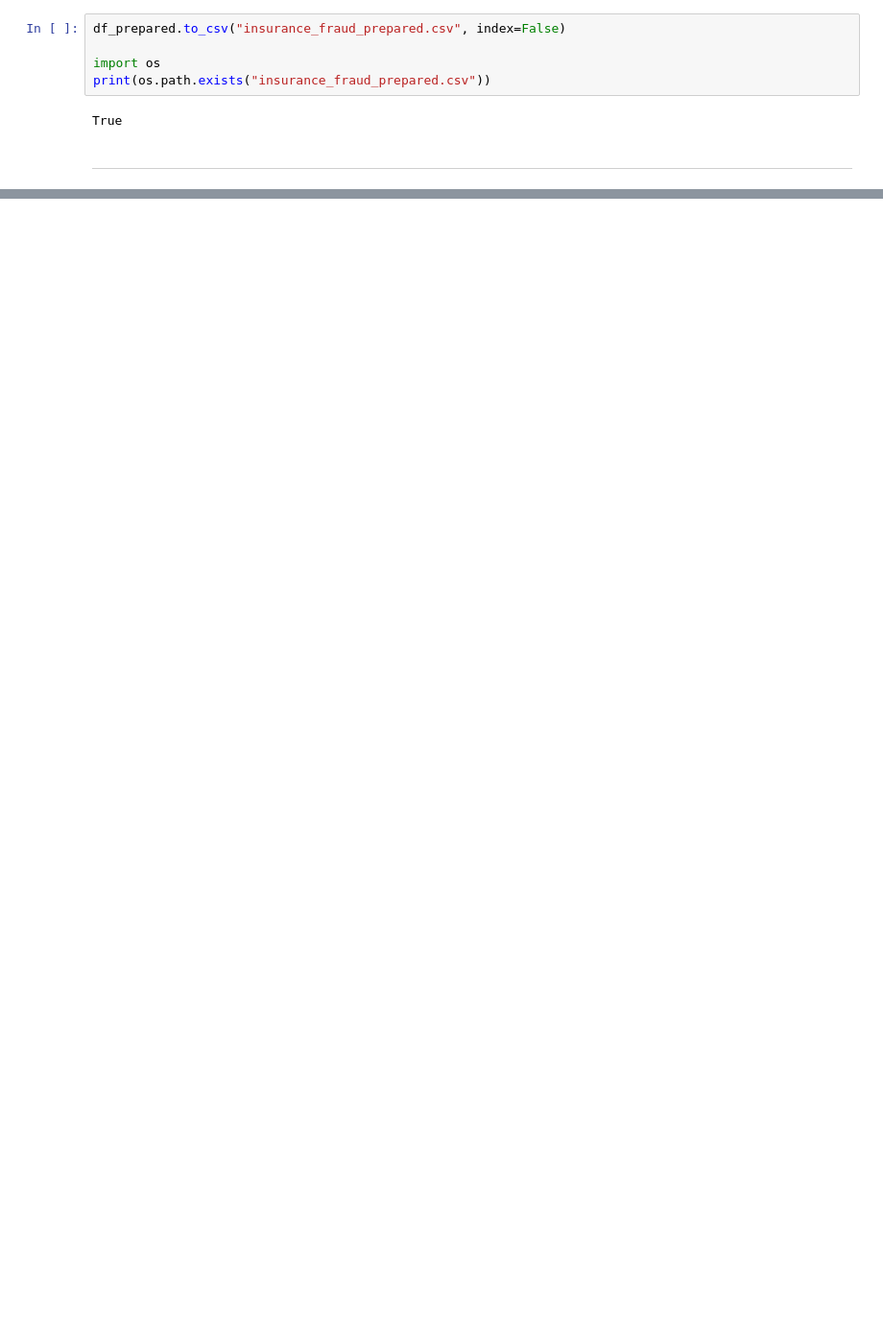
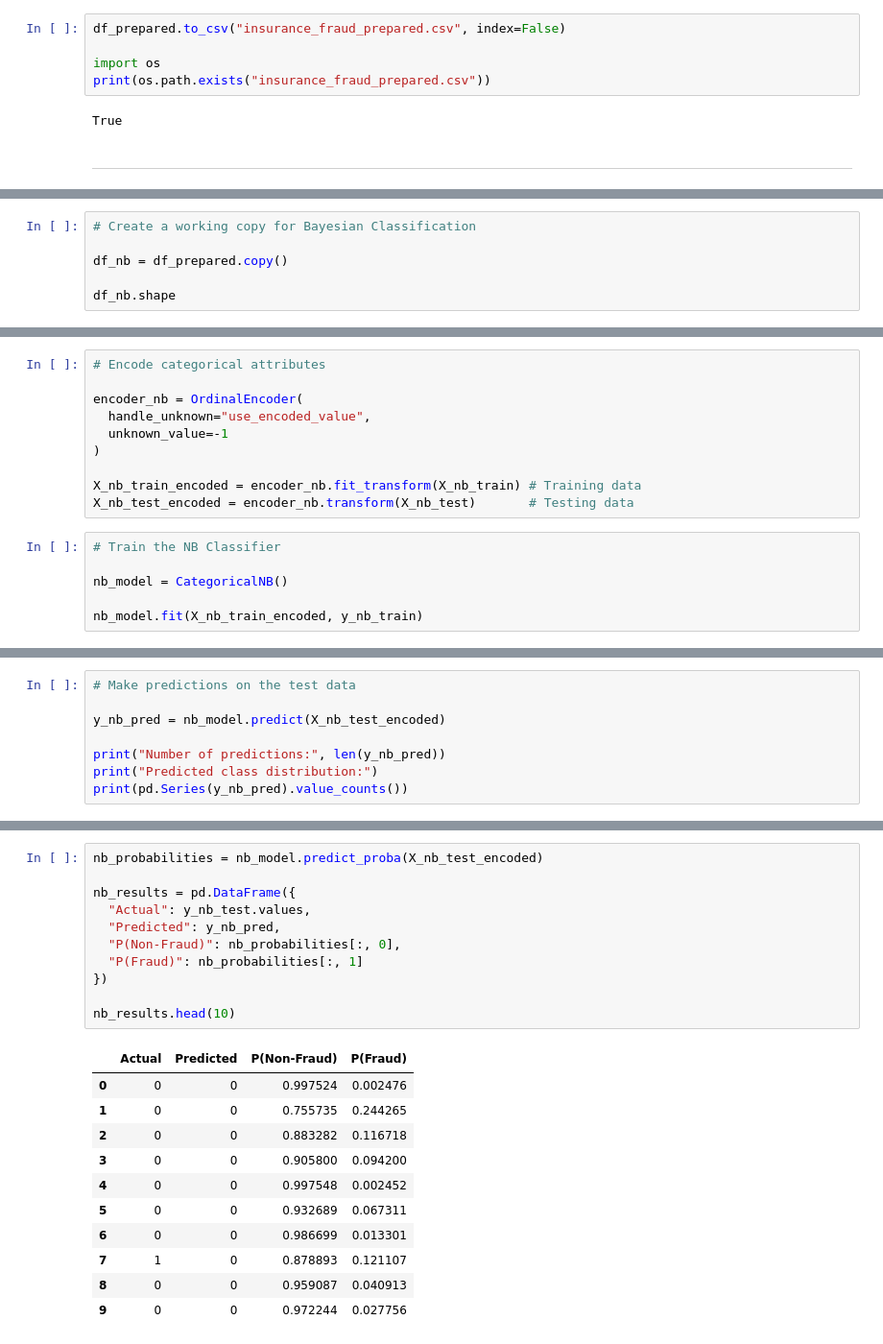
Before and after one commit to azhar-paraouty/vehicle-insurance-fraud-analysis, a Jupyter notebook: vehicle_insurance_fraud_analysis.ipynb, the cells around one changed output, grey strips where cells are left out. Shown at 96% size. Cells and saved outputs as stored; diff of their text form; blank space fills up the shorter version.

```diff
--- a/vehicle_insurance_fraud_analysis.ipynb
+++ b/vehicle_insurance_fraud_analysis.ipynb
@@ -683,0 +1681,6 @@ True
+# %%
+# Create a working copy for Bayesian Classification
+
+df_nb = df_prepared.copy()
+
+df_nb.shape
@@ -683,0 +1741,16 @@ True
+# %%
+# Encode categorical attributes
+
+encoder_nb = OrdinalEncoder(
+  handle_unknown="use_encoded_value",
+  unknown_value=-1
+)
+
+X_nb_train_encoded = encoder_nb.fit_transform(X_nb_train) # Training data
+X_nb_test_encoded = encoder_nb.transform(X_nb_test)       # Testing data
+# %%
+# Train the NB Classifier
+
+nb_model = CategoricalNB()
+
+nb_model.fit(X_nb_train_encoded, y_nb_train)
@@ -683,0 +1759,8 @@ True
+# %%
+# Make predictions on the test data
+
+y_nb_pred = nb_model.predict(X_nb_test_encoded)
+
+print("Number of predictions:", len(y_nb_pred))
+print("Predicted class distribution:")
+print(pd.Series(y_nb_pred).value_counts())
@@ -683,0 +1773,23 @@ True
+# %%
+nb_probabilities = nb_model.predict_proba(X_nb_test_encoded)
+
+nb_results = pd.DataFrame({
+  "Actual": y_nb_test.values,
+  "Predicted": y_nb_pred,
+  "P(Non-Fraud)": nb_probabilities[:, 0],
+  "P(Fraud)": nb_probabilities[:, 1]
+})
+
+nb_results.head(10)
+# %% [output]
+|  | Actual | Predicted | P(Non-Fraud) | P(Fraud) |
+| 0 | 0 | 0 | 0.997524 | 0.002476 |
+| 1 | 0 | 0 | 0.755735 | 0.244265 |
+| 2 | 0 | 0 | 0.883282 | 0.116718 |
+| 3 | 0 | 0 | 0.905800 | 0.094200 |
+| 4 | 0 | 0 | 0.997548 | 0.002452 |
+| 5 | 0 | 0 | 0.932689 | 0.067311 |
+| 6 | 0 | 0 | 0.986699 | 0.013301 |
+| 7 | 1 | 0 | 0.878893 | 0.121107 |
+| 8 | 0 | 0 | 0.959087 | 0.040913 |
+| 9 | 0 | 0 | 0.972244 | 0.027756 |
```
Also changed, not shown: parts of 117 cells of this notebook, 2 other files.
